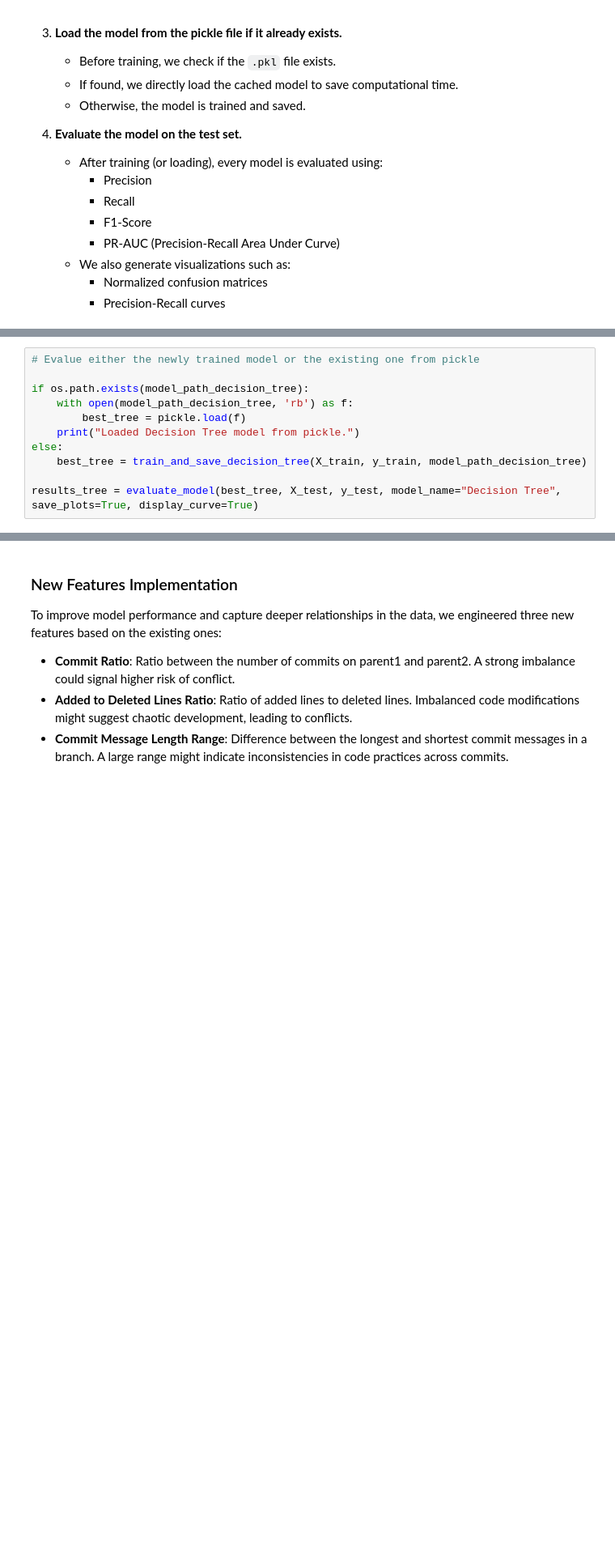
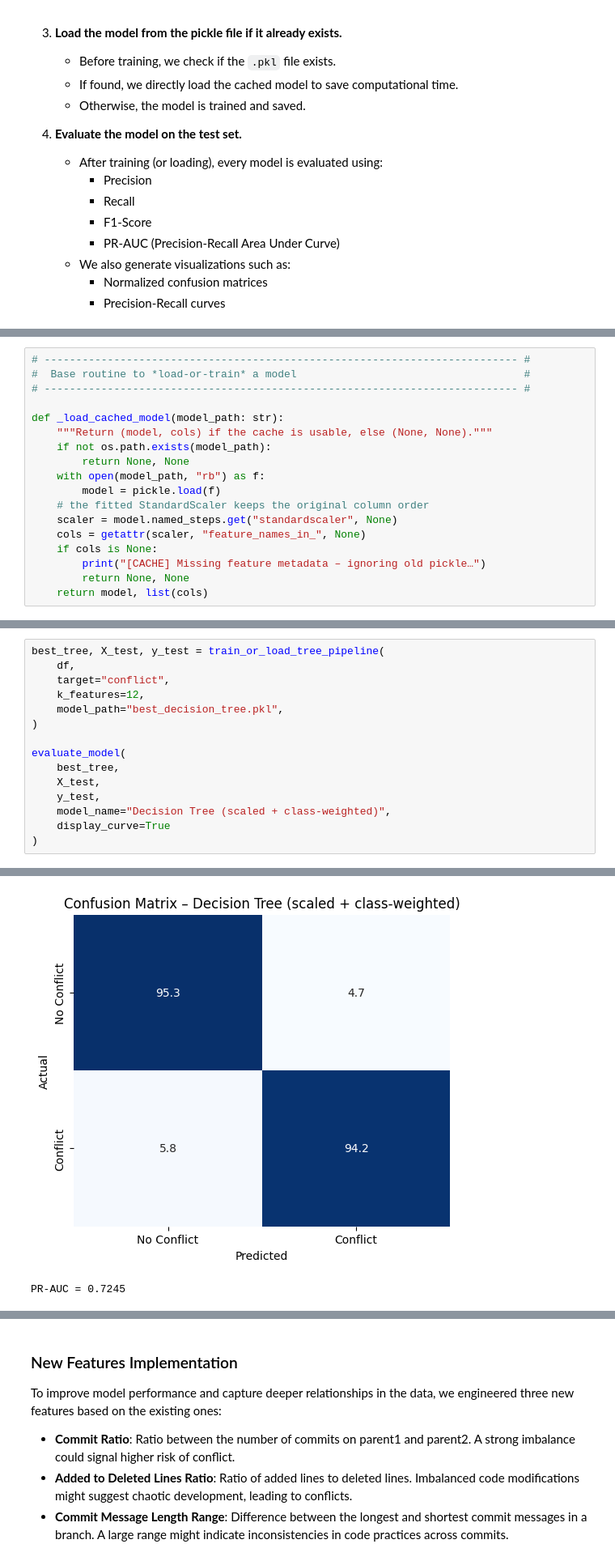
Before and after one commit to Alex7734/merge-conflict-predictor, a Jupyter notebook: MihocAlexandru.ipynb, the cells around one changed output, grey strips where cells are left out. Shown at 81% size. Cells and saved outputs as stored; diff of their text form; blank space fills up the shorter version.

Commit message:
feat: better performance model and add XGBoost

```diff
--- a/MihocAlexandru.ipynb
+++ b/MihocAlexandru.ipynb
@@ -537,11 +403,0 @@ def train_and_save_decision_tree(X_train, y_train, model_path):
-# %%
-# Evalue either the newly trained model or the existing one from pickle
-
-if os.path.exists(model_path_decision_tree):
-    with open(model_path_decision_tree, 'rb') as f:
-        best_tree = pickle.load(f)
-    print("Loaded Decision Tree model from pickle.")
-else:
-    best_tree = train_and_save_decision_tree(X_train, y_train, model_path_decision_tree)
-
-results_tree = evaluate_model(best_tree, X_test, y_test, model_name="Decision Tree", save_plots=True, display_curve=True)
@@ -579,0 +404,18 @@ plt.show()
+# %%
+# --------------------------------------------------------------------------- #
+#  Base routine to *load‑or‑train* a model                                    #
+# --------------------------------------------------------------------------- #
+
+def _load_cached_model(model_path: str):
+    """Return (model, cols) if the cache is usable, else (None, None)."""
+    if not os.path.exists(model_path):
+        return None, None
+    with open(model_path, "rb") as f:
+        model = pickle.load(f)
+    # the fitted StandardScaler keeps the original column order
+    scaler = model.named_steps.get("standardscaler", None)
+    cols = getattr(scaler, "feature_names_in_", None)
+    if cols is None:
+        print("[CACHE] Missing feature metadata – ignoring old pickle…")
+        return None, None
+    return model, list(cols)
@@ -579,0 +537,16 @@ plt.show()
+# %%
+best_tree, X_test, y_test = train_or_load_tree_pipeline(
+    df,
+    target="conflict",
+    k_features=12,
+    model_path="best_decision_tree.pkl",
+)
+
+evaluate_model(
+    best_tree,
+    X_test,
+    y_test,
+    model_name="Decision Tree (scaled + class-weighted)",
+    display_curve=True
+)
+# %% [output]
@@ -579,0 +565,2 @@ plt.show()
+[figure, added]
+PR-AUC = 0.7245
```
Also changed, not shown: parts of 59 cells of this notebook, 25 other files.
